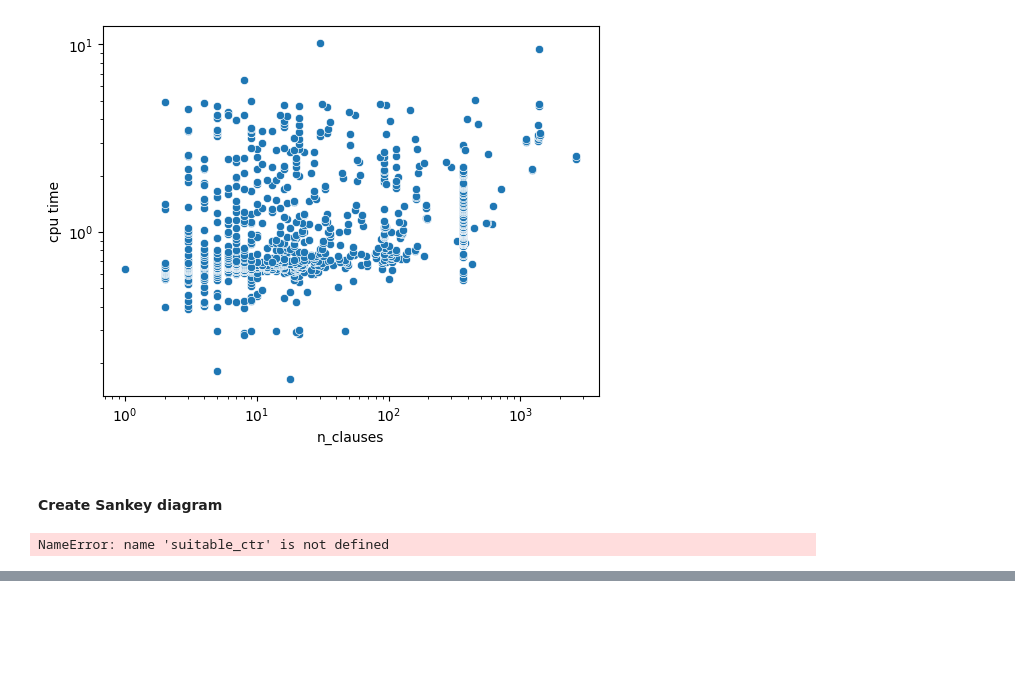
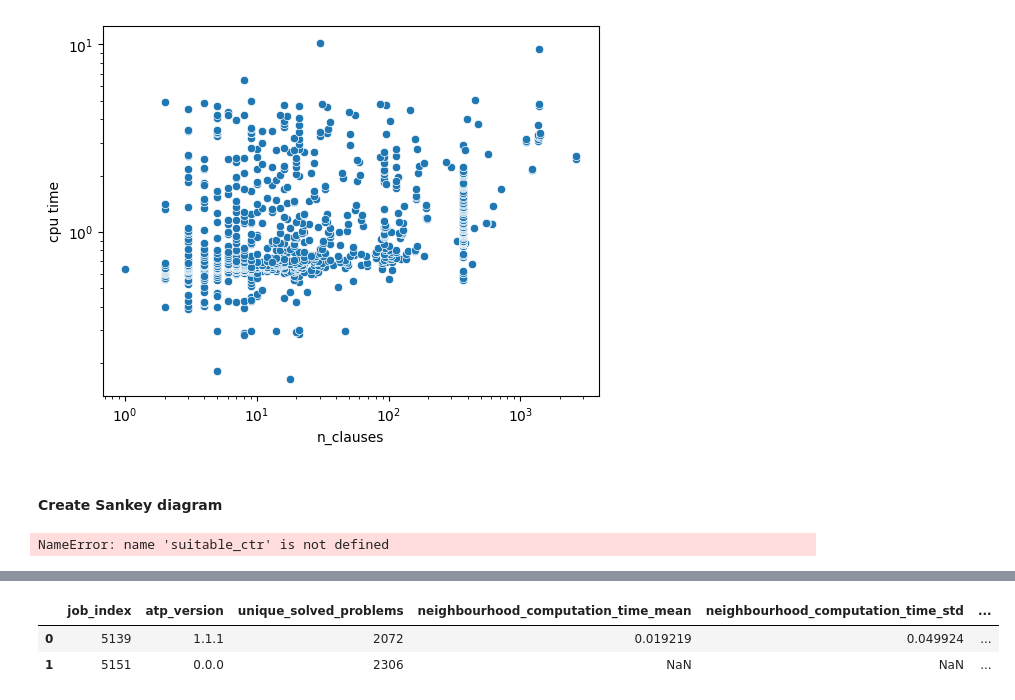
Before and after one commit to GehriJan/coursework-pyres, a Jupyter notebook: src/analysis.ipynb, the cells around one changed output, grey strips where cells are left out. Cells and saved outputs as stored; diff of their text form; code cells hidden in the pictures; blank space fills up the shorter version.

```diff
--- a/src/analysis.ipynb
+++ b/src/analysis.ipynb
@@ -5,3 +5,15 @@ import pandas as pd
 import numpy as np
 import matplotlib.pyplot as plt
 import seaborn as sns
+# %%
+from functools import reduce
+df_tptp = pd.read_csv("df_tptp.csv", index_col=0)
+
+df_tptp[["n_formulae", "n_atoms", "n_clauses", "n_literals", "n_variables"]].describe()
+counter_columns = ["n_formulae", "n_atoms", "n_clauses", "n_literals", "n_variables"]
+quantiles = df_tptp[counter_columns].quantile(.75)
+display(quantiles)
+# df_tptp["isLarge"] = df_tptp.apply(lambda row: reduce(lambda x,y: x|y, [ row[colname] > quantiles[colname] for colname in counter_columns ]), axis=1)
+large_problems = df_tptp\
+    .loc[reduce(lambda x,y: x|y, [df_tptp[colname] > df_tptp[colname].quantile(.10) for colname in counter_columns]), "Problem"]\
+    .apply(lambda x: x[:x.rindex(".")])
@@ -333,0 +432,16 @@ NameError: name 'suitable_ctr' is not defined
+# %%
+# df_jobs = pd.read_csv("df_jobs.csv", index_col=0)
+df_jobs[
+    ["job_index", "atp_version", "unique_solved_problems",
+    "neighbourhood_computation_time_mean", "neighbourhood_computation_time_std",
+    "graph_construction_time_mean", "graph_construction_time_std",
+    "cpu time_mean", "cpu time_std",
+    "wallclock time_mean", "wallclock time_std",
+    "memory usage_mean", "memory usage_std",
+    ]
+].sort_values(by="atp_version", ascending=False)
+# df_jobs.columns
+# %% [output]
+|  | job_index | atp_version | unique_solved_problems | neighbourhood_computation_time_mean | neighbourhood_computation_time_std | ... |
+| 0 | 5139 | 1.1.1 | 2072 | 0.019219 | 0.049924 | ... |
+| 1 | 5151 | 0.0.0 | 2306 | NaN | NaN | ... |
```
Also changed, not shown: parts of 5 cells of this notebook, 1 other file.
